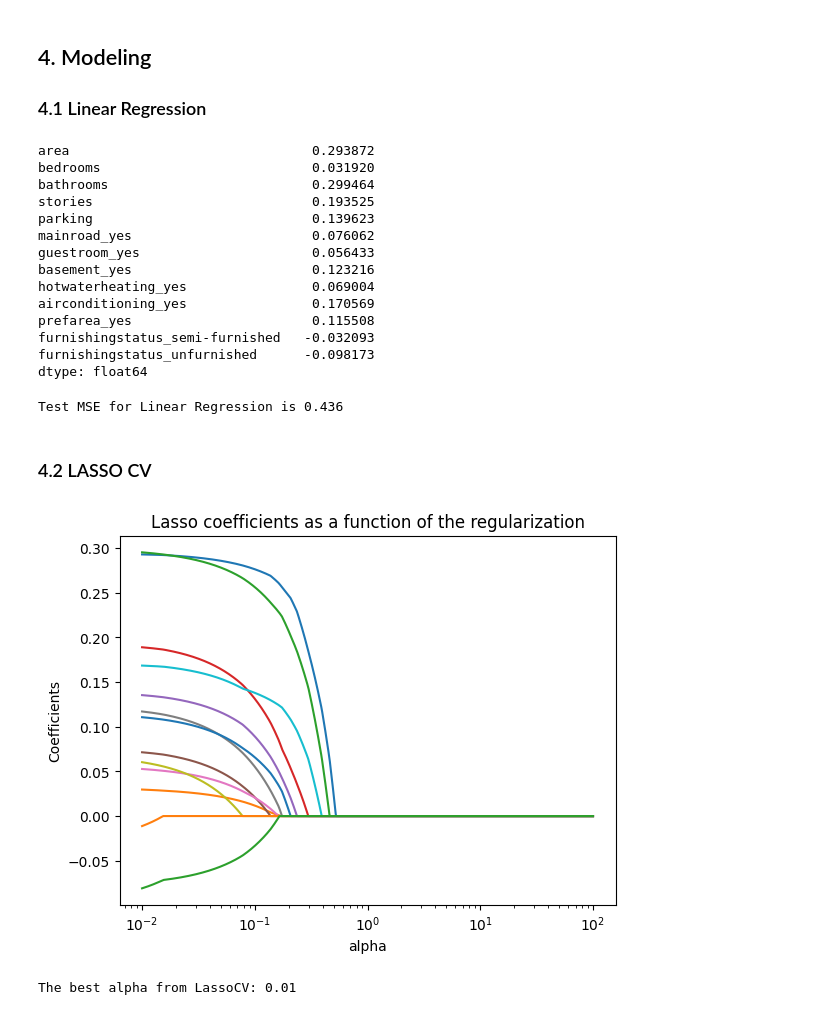
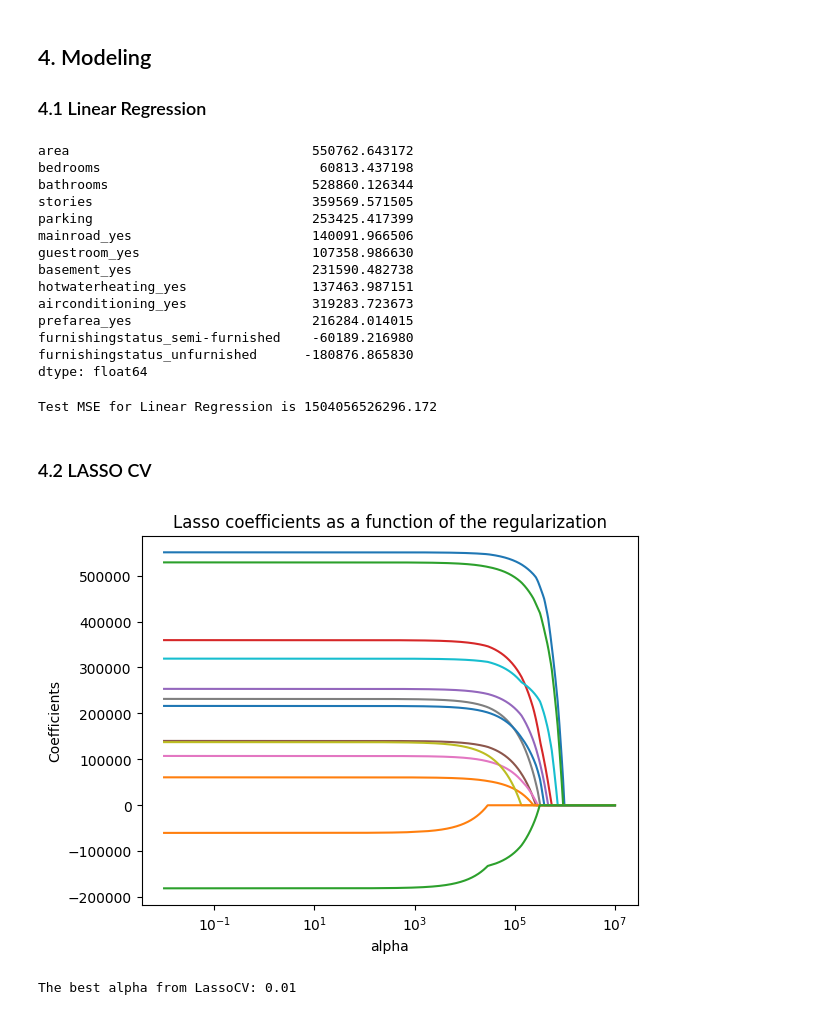
Before and after one commit to Taweilo/usa-house-price-prediction, a Jupyter notebook: Code_House_Price_Prediction.ipynb, the cells around one changed output. Saved outputs shown, nothing was run; the diff lists cells and outputs as text; code cells hidden in the pictures.

```diff
--- a/Code_House_Price_Prediction.ipynb
+++ b/Code_House_Price_Prediction.ipynb
@@ -256,5 +234,5 @@ y_original_std = y.std(axis=0)
 # %%
-X_train, X_test, y_train, y_test = train_test_split( X_scale, y_scale, test_size=0.3, random_state = 42) # split data 70% for training
+X_train, X_test, y_train, y_test = train_test_split( X, y, test_size=0.3, random_state = 42) # split data 70% for training
 # %%
 print(X_train.shape) # 381 instances for taining
 print(X_test.shape)  # 164 instances for testing
@@ -266,55 +244,55 @@ print(X_test.shape)  # 164 instances for testing
 ### 4.1 Linear Regression
 # %%
 linear_regressor = LinearRegression()
-linear_regressor.fit(X_train, y_train)
-y_pred = linear_regressor.predict(X_test)
+linear_regressor.fit(scale(X_train), y_train)
+y_pred = linear_regressor.predict(scale(X_test))
 # %%
 print(pd.Series(linear_regressor.coef_.flatten(), index=X.columns))
 # %% [output]
-area                               0.293872
-bedrooms                           0.031920
-bathrooms                          0.299464
-stories                            0.193525
-parking                            0.139623
-mainroad_yes                       0.076062
-guestroom_yes                      0.056433
-basement_yes                       0.123216
-hotwaterheating_yes                0.069004
-airconditioning_yes                0.170569
-prefarea_yes                       0.115508
-furnishingstatus_semi-furnished   -0.032093
-furnishingstatus_unfurnished      -0.098173
+area                               550762.643172
+bedrooms                            60813.437198
+bathrooms                          528860.126344
+stories                            359569.571505
+parking                            253425.417399
+mainroad_yes                       140091.966506
+guestroom_yes                      107358.986630
+basement_yes                       231590.482738
+hotwaterheating_yes                137463.987151
+airconditioning_yes                319283.723673
+prefarea_yes                       216284.014015
+furnishingstatus_semi-furnished    -60189.216980
+furnishingstatus_unfurnished      -180876.865830
 dtype: float64
 # %%
 mse_lr = round(mean_squared_error(y_test, y_pred),3)
 print(f"Test MSE for Linear Regression is {mse_lr}")
 # %% [output]
-Test MSE for Linear Regression is 0.436
+Test MSE for Linear Regression is 1504056526296.172
 # %% [markdown]
 ### 4.2 LASSO CV
 # %%
-alphas = 10**np.linspace(-2,2,1000)
+alphas = 10**np.linspace(-2,7,1000)
 
 lasso = Lasso()
 coefs = []
 
 for a in alphas:
     lasso.set_params(alpha=a, max_iter=10000) # increase iterations for optimization of coefficients
-    lasso.fit(X_train, y_train)
+    lasso.fit(scale(X_train), y_train)
     coefs.append(lasso.coef_)
 
 ax = plt.gca()
 ax.plot(alphas, coefs)
 ax.set_xscale('log')
 ax.set_xlim(ax.get_xlim())
 plt.axis('tight')
 plt.xlabel('alpha')
 plt.ylabel('Coefficients')
 # plt.legend(list(X_train.columns), loc='best')
 
 plt.title('Lasso coefficients as a function of the regularization');
 # %% [output]
-[figure, old version]
+[figure, new version]
 # %%
 # find the best alpha via CV with selected scoring metric
 lassocv = LassoCV(alphas=alphas, cv=5, max_iter=1000) # CV= 5 folds
```
Also changed, not shown: parts of 52 cells of this notebook.
